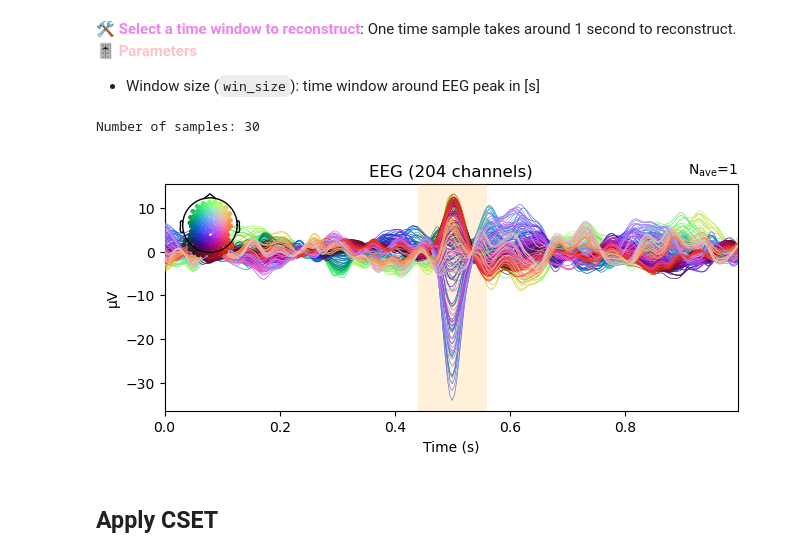
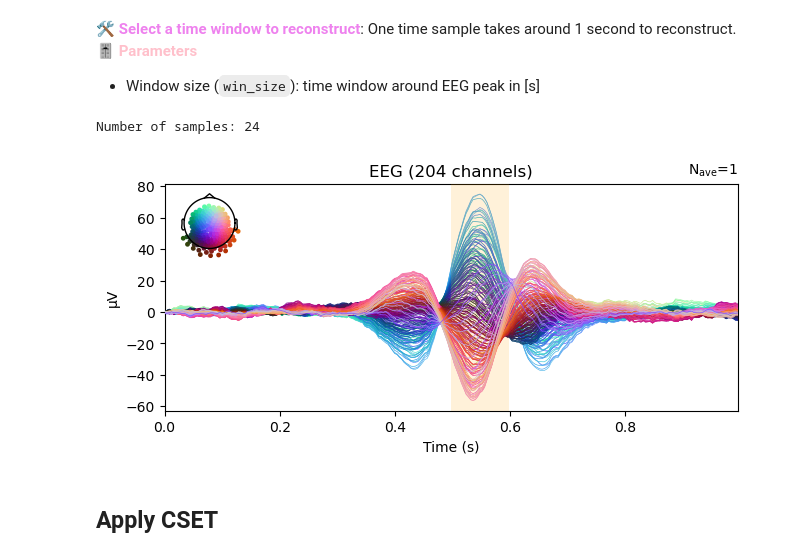
Before and after one commit to NinoHerve/mindmap, a Jupyter notebook: inverse/inverse_CSET.ipynb, the cells around one changed output. Cells and saved outputs as stored; diff of their text form; code cells hidden in the pictures.

```diff
--- a/inverse/inverse_CSET.ipynb
+++ b/inverse/inverse_CSET.ipynb
@@ -36,19 +120,18 @@ from pyxu.opt.solver import PGD
 - Ground truth (`gt` - optional): To compare
 # %%
 # configuration
-config = mm.io.read_config("../configurations/spike.yml")
-sub    = config["SUBS"][3]
-sample = config["SAMP"][0]
+config = mm.io.read_config("../configurations/simf.yml")
+sub    = config["SUBS"][0]
+sample = config["SAMP"][13]
 
 # data
-data = mm.io.read_dataset(sub, "fwd", "cst", "eeg_inv", "gt", sample=sample)
-print(f"Loaded: {data.keys()}")
-#data["eeg_inv"] = data["eeg_bad"]       # Correct this stuff once finished with it
+data = mm.io.read_dataset(sub, "fwd", "cst", "eeg_inv", "gt", "resec", sample=sample)
 
-# features
+# extract fixed orientation lead field matrix
 fwd = mne.convert_forward_solution(data["fwd"], force_fixed=True, verbose="warning")
-fwd = fwd["sol"]["data"].astype("float64")                                              # forward matrix
+fwd = fwd["sol"]["data"].astype("float64")
 
+# extract 50% rising phase and peak phase of EEG
 sfreq = data["eeg_inv"].info["sfreq"]
 
 _, ht = mm.utils.eeg_rising_phase(data["eeg_inv"], ratio=0.5)
@@ -57,6 +140,6 @@ _, pt = mm.utils.eeg_rising_phase(data["eeg_inv"], ratio=1)
 t_half = ht/sfreq
 t_peak = pt/sfreq
 
-print(f"50% rising phase time: {t_half:03}")
-print(f"Peak time: {t_peak:03}")
+print(f"50% rising phase time: {t_half:03} [s]")
+print(f"Peak phase time: {t_peak:03} [s]")
 # %% [output]
@@ -105,32 +190,32 @@ _ = data["eeg_inv"].plot_topomap(times=times, size=4, extrapolate="local", outli
 🎚️ **<font color=pink>Parameters</font>**
 - Window size (`win_size`): time window around EEG peak in [s]
 # %%
-win_size = 0.12      # window size in [s], if None take the 50% rising phase and peak phase only
+win_size = 0.1      # window size in [s], if None take the 50% rising phase and peak phase only
 
 if win_size is not None:
     dt = int(win_size * sfreq /2)
-    b  = data["eeg_inv"].data[:, pt-dt:pt+dt]
+    Y_  = data["eeg_inv"].data[:, pt-dt:pt+dt]
 
     t_start  = t_peak-(win_size/2)
     t_end    = t_peak+(win_size/2)
     idx_half = int((t_half-t_start)*sfreq)
     idx_peak = int((t_peak-t_start)*sfreq)
 
     highlight = [t_start, t_end]
 
 else:
-    b = data["eeg_inv"].data[:, [ht,pt]]
+    Y_ = data["eeg_inv"].data[:, [ht,pt]]
 
     idx_half = 0
     idx_peak = 1
 
     highlight = [t_half-1e-3, t_half+1e-3], [t_peak-1e-3, t_peak+1e-3]
 
-print(f"Number of samples: {b.shape[1]}")
+print(f"Number of samples: {Y_.shape[1]}")
 _ = data["eeg_inv"].plot(highlight=highlight)
 # %% [output]
-Number of samples: 30
+Number of samples: 24
-[figure, old version]
+[figure, new version]
 # %% [markdown]
 ## Apply CSET
 # %% [markdown]
```
Also changed, not shown: parts of 30 cells of this notebook, 13 other files.
